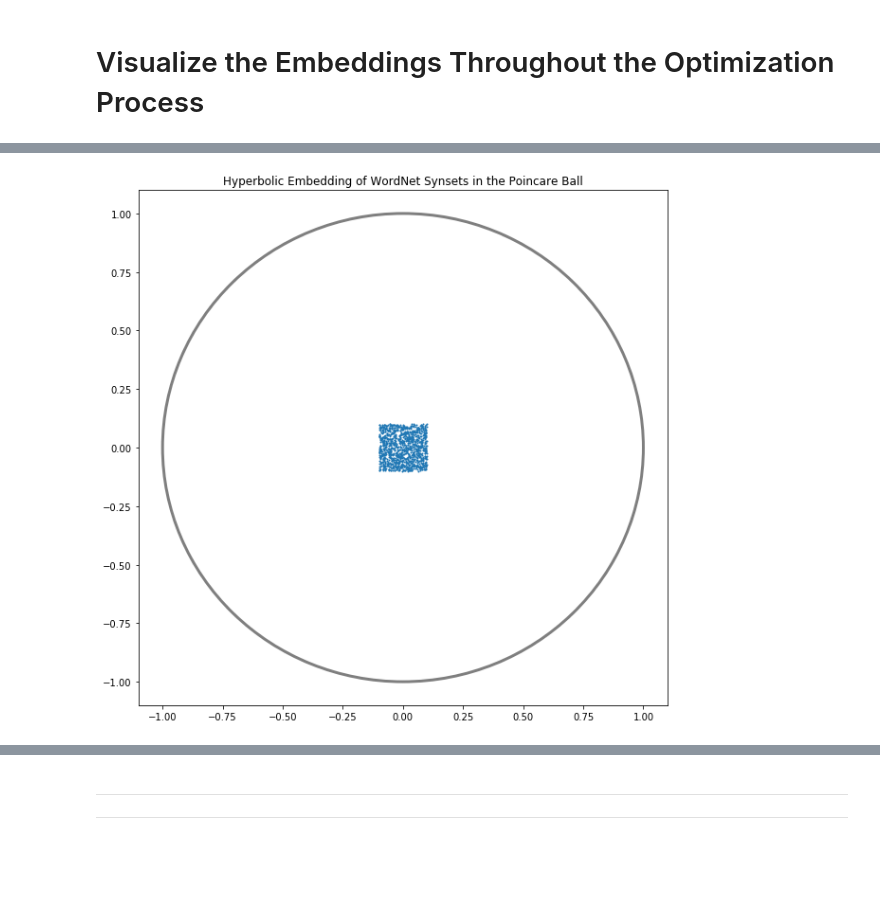
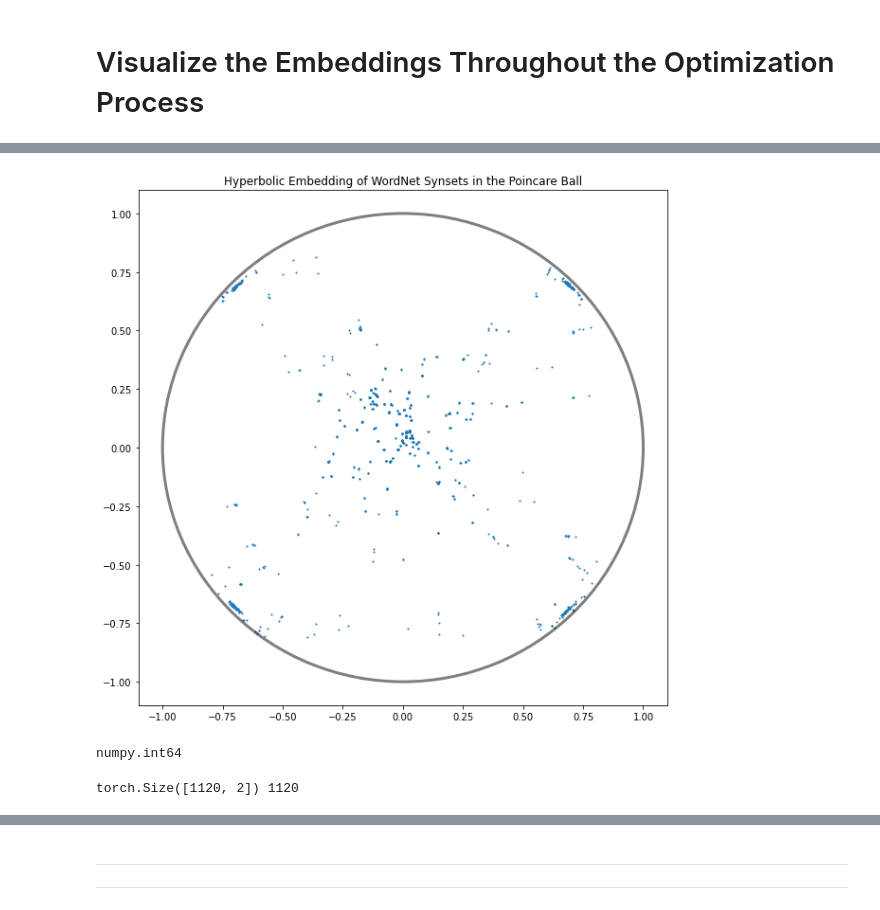
Before and after one commit to cshewmake2/wordnet_poincare, a Jupyter notebook: WordNet_Poincare_Embedding.ipynb, the cells around one changed output, grey strips where cells are left out. Drawn from its saved outputs; the diff is of its cells as text; code cells hidden in the pictures; blank space fills up the shorter version.

```diff
--- a/WordNet_Poincare_Embedding.ipynb
+++ b/WordNet_Poincare_Embedding.ipynb
@@ -87,7 +54,7 @@ len(D)
 import numpy as np
 # torch.autograd.set_detect_anomaly(True)
 n_features = 2
-scale = 0.1
+scale = 0.01
 n_points = df.shape[0]
 x_tmp = scale * (2*np.random.rand(n_points,n_features) - 1)
 x = torch.tensor(x_tmp, requires_grad = True)
@@ -119,10 +90,10 @@ plt.show()
 import torch.optim as optim
 from optimization import L
 # %%
-def proj(x, epsilon = 1e-7):
+def proj(x, epsilon = 1e-6):
     """Rescale the point to ensure that it lies within the Poincare Ball."""
     norm_x = torch.linalg.norm(x, axis = 1, keepdims = True)
-    return torch.where(norm_x >= 1, x / (norm_x + epsilon), x)
+    return torch.where(norm_x >= 1, (x / (norm_x + epsilon)), x) # (x / norm_x) - epsilon  # Todo: bUG? ********
 # %%
 # issue in last term of denominators: nan
 # %%
@@ -129,0 +105,5 @@ def proj(x, epsilon = 1e-7):
+# %%
+with torch.no_grad():
+    x = proj(x)
+    print(x.requires_grad)
+    x.requires_grad = True
@@ -185,4 +168,16 @@ tensor(39.4633, dtype=torch.float64, grad_fn=<SubBackward0>)
 # %%
-plot_x(x.detach().numpy(),df)
+plot_x(x.detach().numpy())#,df)
 # %% [output]
-[figure, old version]
+[figure, new version]
+# %%
+indexes = torch.where(torch.linalg.norm(x, dim=1) < 0.03)
+# indexes[0].tolist()
+# type(indexes[0].tolist()[0])
+type(df.iloc[0]['ind'])
+# %% [output]
+numpy.int64
+# %%
+x.shape
+print(x.shape, len(df))
+# %% [output]
+torch.Size([1120, 2]) 1120
```
Also changed, not shown: parts of 60 cells of this notebook.
